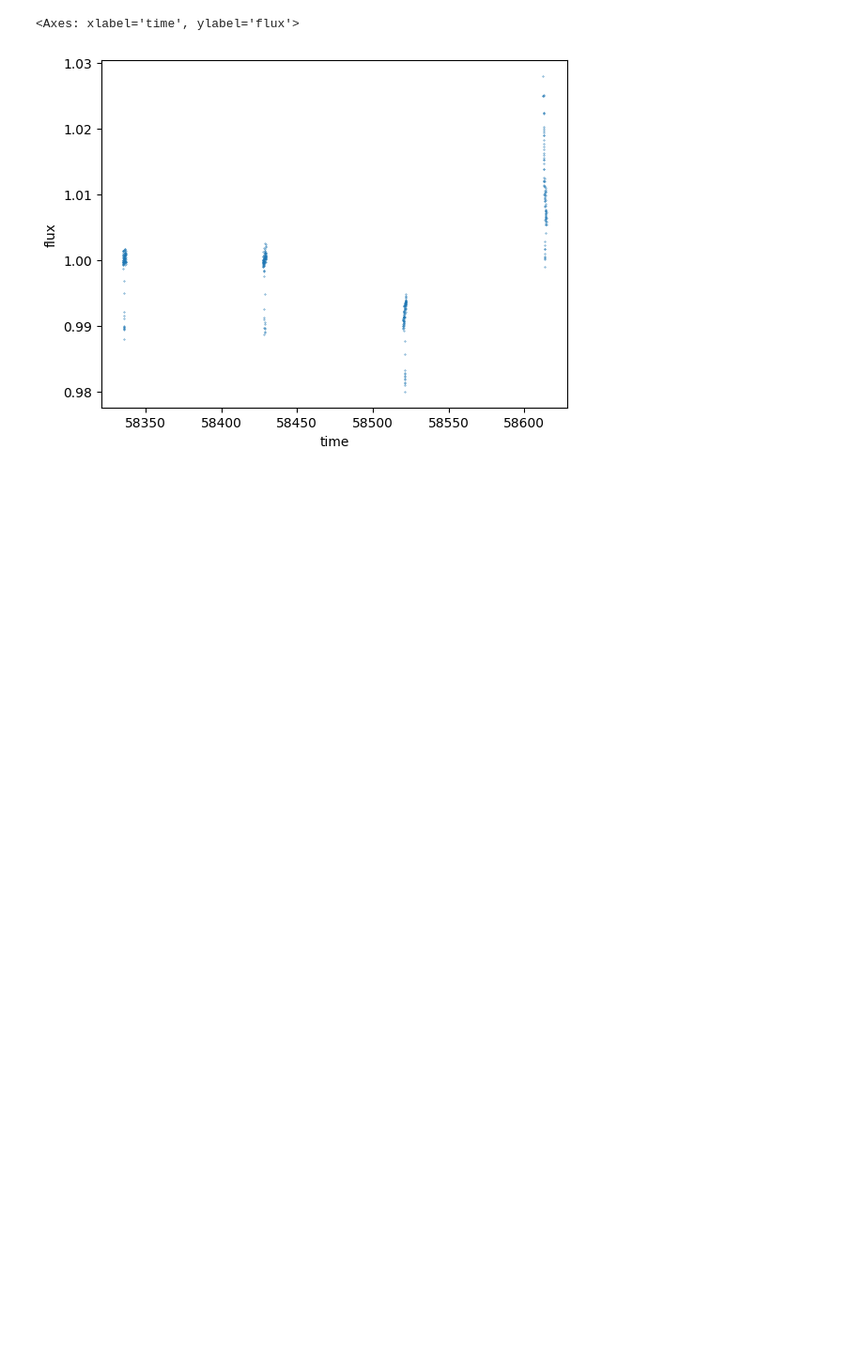
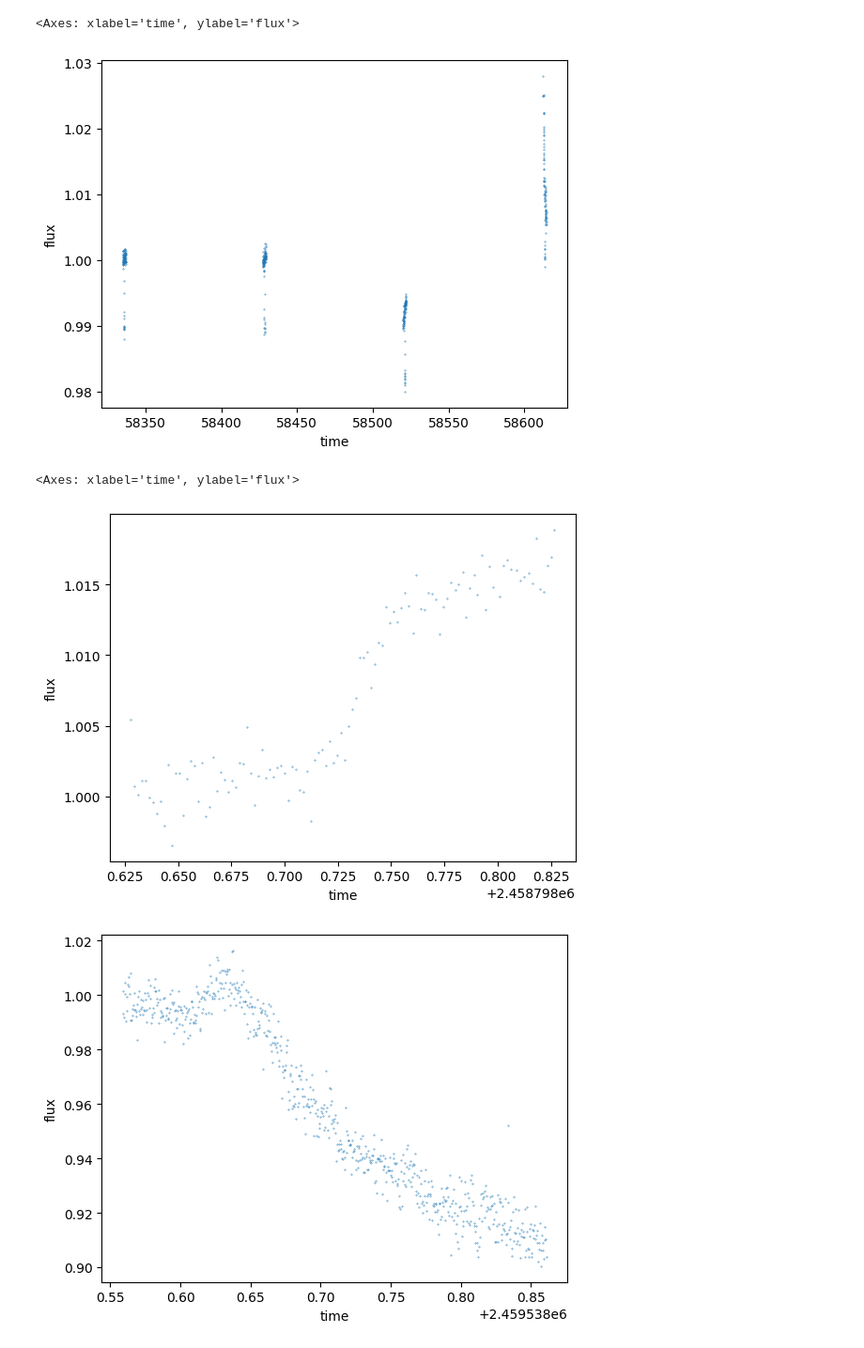
Before and after one commit to preller/asteptess-4409, a Jupyter notebook: support/run_support_manually.ipynb, the cells around one changed output. Shown at 94% size. Drawn from its saved outputs; the diff is of its cells as text; code cells hidden in the pictures; blank space fills up the shorter version.

```diff
--- a/support/run_support_manually.ipynb
+++ b/support/run_support_manually.ipynb
@@ -226,3 +226,22 @@ convert_dat_to_csv('../data/wine/lcs/LC_CHAT_20191110_TIC382200986.01-i_mags.dat
 # Also for the OMES files, LC_OMES_20211119_TIC382200986.01-r_norm_flux and LC_OMES_20221124_TIC382200986.01-i_norm_flux
 convert_dat_to_csv('../data/wine/lcs/LC_OMES_20211119_TIC382200986.01-r_norm_flux.dat', '../data/wine/allesfitter_converted/LC_OMES_20211119_TIC382200986.01-r_norm_flux.csv')
 convert_dat_to_csv('../data/wine/lcs/LC_OMES_20221124_TIC382200986.01-i_norm_flux.dat', '../data/wine/allesfitter_converted/LC_OMES_20221124_TIC382200986.01-i_norm_flux.csv')
+# %%
+# Load the above 3 files
+df1 = pd.read_csv('../data/wine/allesfitter_converted/LC_CHAT_20191110_TIC382200986.01-i_mags.csv')
+df2 = pd.read_csv('../data/wine/allesfitter_converted/LC_OMES_20211119_TIC382200986.01-r_norm_flux.csv')
+df3 = pd.read_csv('../data/wine/allesfitter_converted/LC_OMES_20221124_TIC382200986.01-i_norm_flux.csv')
+
+# Remove the # from the first line of each of the above 3 files
+df1.columns = df1.columns.str.replace('#', '')
+df2.columns = df2.columns.str.replace('#', '')
+df3.columns = df3.columns.str.replace('#', '')
+
+# Plot the data
+df1.plot(x='time', y='flux', kind='scatter', s=0.1)
+df2.plot(x='time', y='flux', kind='scatter', s=0.1)
+df3.plot(x='time', y='flux', kind='scatter', s=0.1)
+# %% [output]
+<Axes: xlabel='time', ylabel='flux'>
+[figure, added]
+[figure, added]
```
Also changed, not shown: parts of 1 cell of this notebook, 22 other files.
